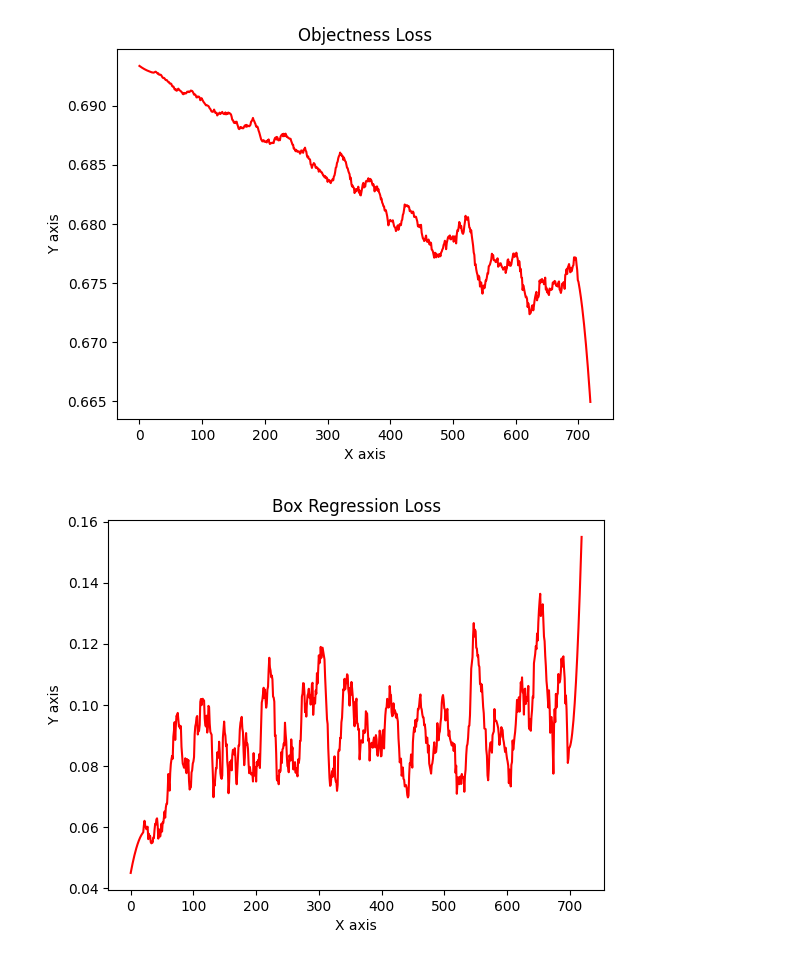
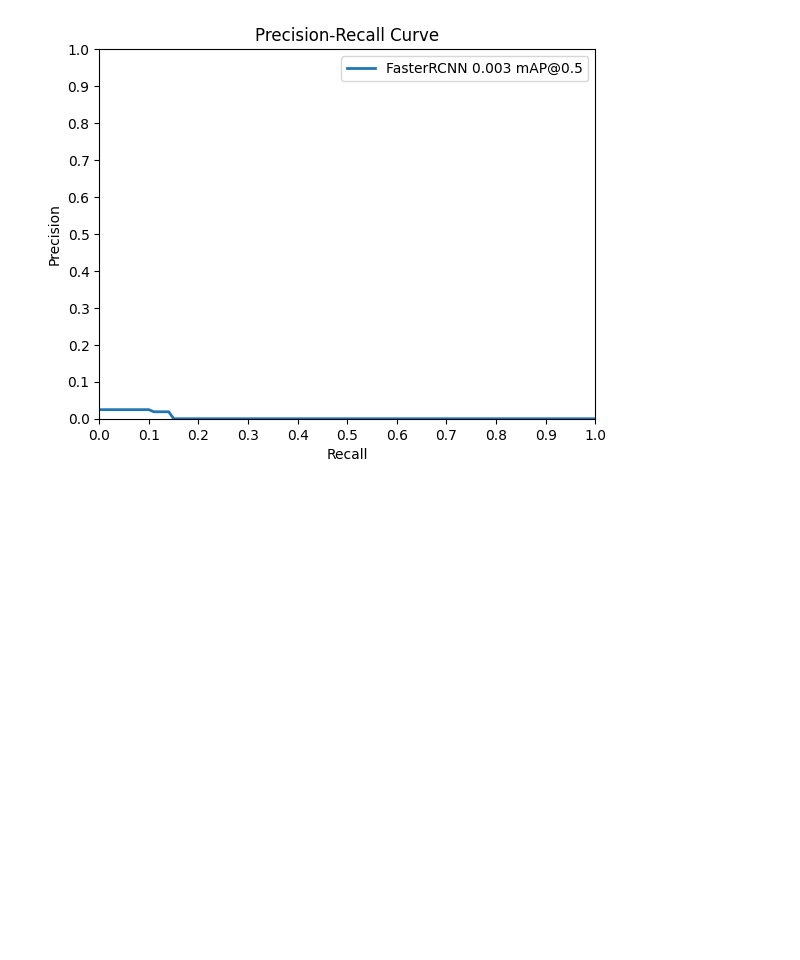
Before and after one commit to dadecampo/CVDeepLearning, a Jupyter notebook: wGrapesFasterRCNN.ipynb, the cells around one changed output. Cells and saved outputs as stored; diff of their text form; code cells hidden in the pictures; blank space fills up the shorter version.

```diff
--- a/wGrapesFasterRCNN.ipynb
+++ b/wGrapesFasterRCNN.ipynb
@@ -175,7 +181,7 @@ def plot_img_bbox_alone(img, target):
   # plot the image and bboxes
   # Bounding boxes are defined as follows: x-min y-min width height
   fig, ax = plt.subplots(1,1)
-  fig.set_size_inches(5,5)
+  fig.set_size_inches(10,10)
   img=img.permute(1,2,0)
   ax.imshow(img)
 
@@ -184,8 +190,8 @@ def plot_img_bbox_alone(img, target):
     rect = patches.Rectangle(
       (x, y),
       width, height,
-      linewidth = 2,
-      edgecolor = 'black',
+      linewidth = 1,
+      edgecolor = 'red',
       facecolor = 'none'
     )
     # Draw the bounding box on top of the image
@@ -202,4 +208,10 @@ img, target = dataset_train[n]
 plot_img_bbox_alone(img, target)
 img, target = dataset_test[n]
 plot_img_bbox_alone(img, target)
+dataset = GrapeDataset(FILES_DIR, IMAGE_WIDTH, IMAGE_HEIGHT, transforms=get_transform(train=True))
+dataset_test = GrapeDataset(FILES_DIR, IMAGE_WIDTH, IMAGE_HEIGHT,  transforms=get_transform(train=False))
+
+# split the dataset in train and test set
+torch.manual_seed(random.randint(0,100))
+indices = torch.randperm(len(dataset)).tolist()
 # %% [output]
@@ -262,10 +274,6 @@ import detection.transforms as T
 def redefine_dataset(size_image_width, size_image_height):
     dataset = GrapeDataset(FILES_DIR, size_image_width, size_image_height, transforms=get_transform(train=True))
     dataset_test = GrapeDataset(FILES_DIR, size_image_width, size_image_height,  transforms=get_transform(train=False))
-
-    # split the dataset in train and test set
-    torch.manual_seed(random.randint(0,100))
-    indices = torch.randperm(len(dataset)).tolist()
 
     # train test split
     test_split = 0.2
@@ -291,3 +299,6 @@ def redefine_dataset(size_image_width, size_image_height):
     )
 
     return data_loader, data_loader_test
+
+
+data_loader, data_loader_test = redefine_dataset(IMAGE_WIDTH,IMAGE_HEIGHT)
@@ -407,67 +421,34 @@ IoU metric: bbox
 # %%
-from scipy.interpolate import make_interp_spline
-from scipy.signal import savgol_filter
-window = 40
-order = 2
-
-x=np.array([i for i in range(len(loss_objectness)) ])
-poly_y = savgol_filter(np.array(loss_objectness), window, order)
-
-plt.title("Objectness Loss")
-plt.xlabel("X axis")
-plt.ylabel("Y axis")
-plt.plot(x, poly_y, color = "red")
-plt.show()
-
-x=np.array([i for i in range(len(loss_box_reg)) ])
-poly_y = savgol_filter(np.array(loss_box_reg), window, order)
-
-plt.title("Box Regression Loss")
-plt.xlabel("X axis")
-plt.ylabel("Y axis")
-plt.plot(x, poly_y, color = "red")
-plt.show()
-
-
-x=np.array([i for i in range(len(loss_classifier)) ])
-poly_y = savgol_filter(np.array(loss_classifier), window, order)
-
-plt.title("Classifier Loss")
-plt.xlabel("X axis")
-plt.ylabel("Y axis")
-plt.plot(x, poly_y, color = "red")
-plt.show()
-
+#F1 = (2 * precision * recall)/(precision+recall)
 for i in range(0,len(lr_list)):
     all_precision = coco_tests[i].coco_eval['bbox'].eval['precision']
     map =coco_tests[i].coco_eval['bbox'].stats[1]
 
     pr_5 = all_precision[0, :, 0, 0, 2] # data for IoU@0.5
     x = np.arange(0, 1.01, 0.01)
     plt.plot(x, pr_5, label="FasterRCNN "+str("{:.3f} mAP@0.5".format(map)),linewidth=2)
 
 plt.legend(loc="best")
 plt.xlim(0, 1)
 plt.ylim(0, 1)
 plt.title('Precision-Recall Curve')
 plt.xlabel('Recall')
 plt.ylabel('Precision')
 plt.xticks(np.arange(0, 1.0001, 0.1))
 plt.yticks(np.arange(0, 1.0001, 0.1))
 
 plt.show()
 
 # the function takes the original prediction and the iou threshold.
 def apply_nms(orig_prediction, iou_thresh=0.3):
     # torchvision returns the indices of the bboxes to keep
     keep = torchvision.ops.nms(orig_prediction['boxes'].cpu(), orig_prediction['scores'].cpu(), iou_thresh)
 
     final_prediction = orig_prediction
     final_prediction['boxes'] = final_prediction['boxes'].cpu()[keep]
     final_prediction['scores'] = final_prediction['scores'].cpu()[keep]
     final_prediction['labels'] = final_prediction['labels'].cpu()[keep]
 
     return final_prediction
 # %% [output]
-[figure, old version]
+[figure, new version]
-[figure, removed]
```
Also changed, not shown: parts of 11 cells of this notebook, 6 other files.
